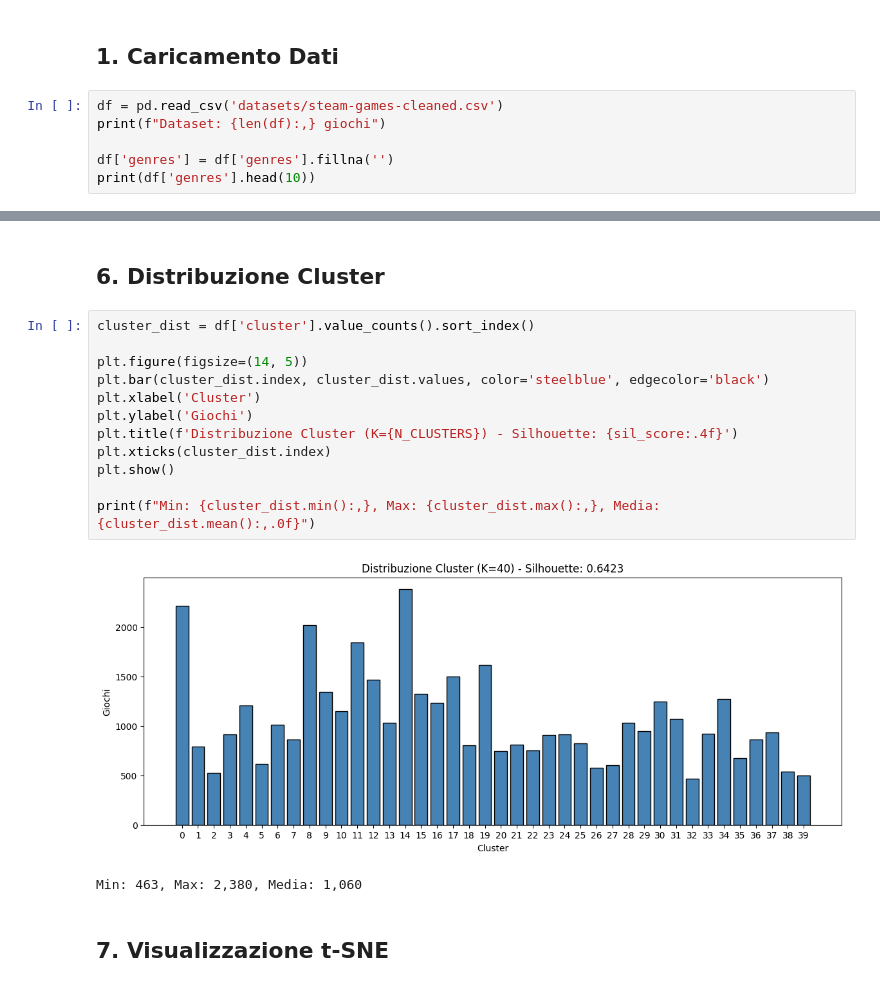
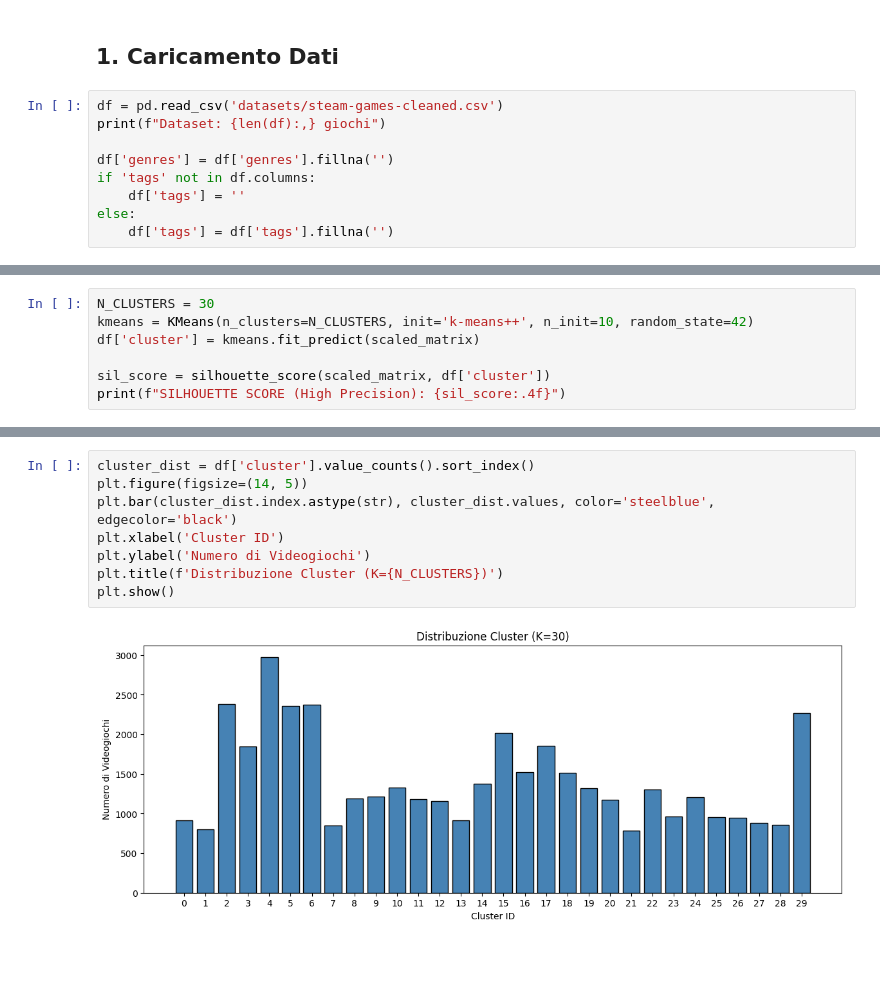
Before and after one commit to MicheleChierchia/ML, a Jupyter notebook: high_precision_clustering.ipynb, the cells around one changed output, grey strips where cells are left out. Drawn from its saved outputs; the diff is of its cells as text; blank space fills up the shorter version.

```diff
--- a/high_precision_clustering.ipynb
+++ b/high_precision_clustering.ipynb
@@ -27,6 +28,9 @@ df = pd.read_csv('datasets/steam-games-cleaned.csv')
 print(f"Dataset: {len(df):,} giochi")
 
 df['genres'] = df['genres'].fillna('')
-print(df['genres'].head(10))
+if 'tags' not in df.columns:
+    df['tags'] = ''
+else:
+    df['tags'] = df['tags'].fillna('')
 # %% [output]
 Dataset: 42,410 giochi
@@ -59,0 +53,7 @@ SVD: (42410, 5), Varianza: 61.61%
+# %%
+N_CLUSTERS = 30
+kmeans = KMeans(n_clusters=N_CLUSTERS, init='k-means++', n_init=10, random_state=42)
+df['cluster'] = kmeans.fit_predict(scaled_matrix)
+
+sil_score = silhouette_score(scaled_matrix, df['cluster'])
+print(f"SILHOUETTE SCORE (High Precision): {sil_score:.4f}")
@@ -89,20 +64,11 @@ SILHOUETTE SCORE: 0.6423
-# %% [markdown]
-## 6. Distribuzione Cluster
 # %%
 cluster_dist = df['cluster'].value_counts().sort_index()
-
 plt.figure(figsize=(14, 5))
-plt.bar(cluster_dist.index, cluster_dist.values, color='steelblue', edgecolor='black')
-plt.xlabel('Cluster')
-plt.ylabel('Giochi')
-plt.title(f'Distribuzione Cluster (K={N_CLUSTERS}) - Silhouette: {sil_score:.4f}')
-plt.xticks(cluster_dist.index)
+plt.bar(cluster_dist.index.astype(str), cluster_dist.values, color='steelblue', edgecolor='black')
+plt.xlabel('Cluster ID')
+plt.ylabel('Numero di Videogiochi')
+plt.title(f'Distribuzione Cluster (K={N_CLUSTERS})')
 plt.show()
-
-print(f"Min: {cluster_dist.min():,}, Max: {cluster_dist.max():,}, Media: {cluster_dist.mean():,.0f}")
 # %% [output]
-[figure, old version]
+[figure, new version]
-Min: 463, Max: 2,380, Media: 1,060
-# %% [markdown]
-## 7. Visualizzazione t-SNE
 # %%
```
Also changed, not shown: parts of 17 cells of this notebook, 4 other files.
